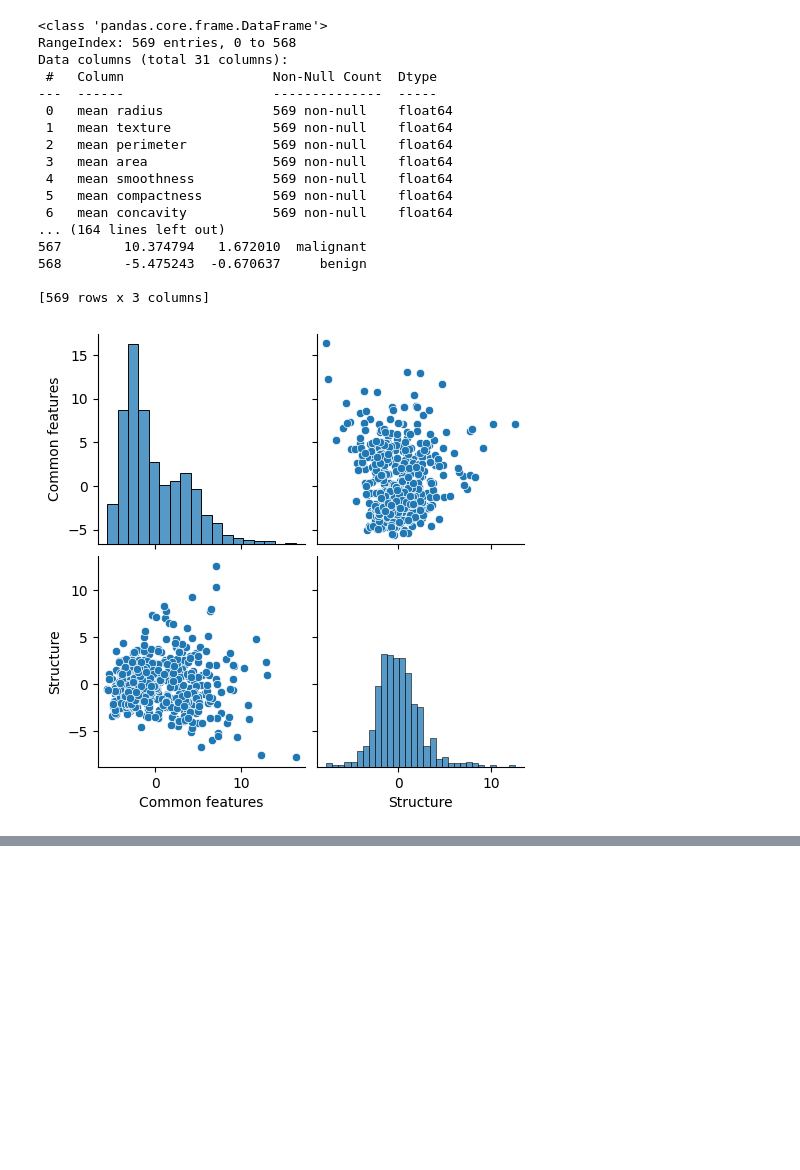
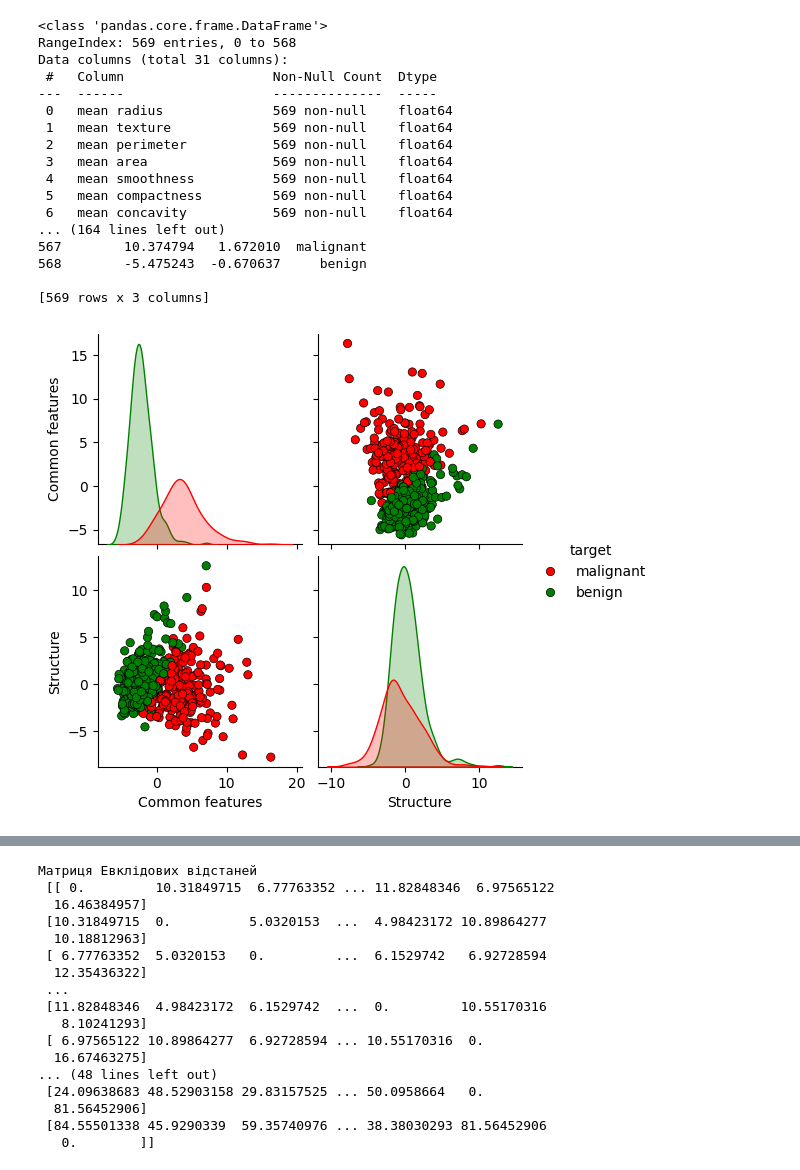
Before and after one commit to granalska/4, a Jupyter notebook: Numerical Programming in Python/hw4.ipynb, the cells around one changed output, grey strips where cells are left out. Saved outputs shown, nothing was run; the diff lists cells and outputs as text; code cells hidden in the pictures; blank space fills up the shorter version.

Commit message:
Матриці відстаней Була використана векторизована функція pairwise_distance, для зменшення і пришвидшення коду

```diff
--- a/Numerical Programming in Python/hw4.ipynb
+++ b/Numerical Programming in Python/hw4.ipynb
@@ -65,7 +65,7 @@ df_pca_data['target']= breast_cancer_target_transformed
 print(df_pca_data)
 
 #точкові діаграми
-sns.pairplot(df_pca_data)
+sns.pairplot(df_pca_data, hue='target', hue_order=['malignant', 'benign'], palette=['red', 'green'], plot_kws={'edgecolor': 'black'})
 plt.figure(figsize=(8, 6))
 plt.scatter(df_pca_data['Common features'], df_pca_data['Structure'], c=breast_cancer_target, cmap='coolwarm', edgecolors='k')
 plt.colorbar(ticks=[0,1], label='Тип пухлини')
@@ -75,38 +75,27 @@ plt.ylabel('Структура')
 plt.show()
 
 # Матриця відстаней
+### Обчислюємо Евклідову відстань
+euclidean_distance_matrix= pairwise_distances(data_scaled, metric='euclidean')
 
-## Обчислимо матрицю подібностей
-# data_len = len(data_scaled)
+### Обчислюємо Манхетенську відстань
+manhattan_distance_matrix= pairwise_distances(data_scaled, metric= 'manhattan')
 
-# ## Визначаємо списки за замовченням
-# euclidean_distance_matrix = np.zeros((data_len, data_len))
-# manhattan_distance_matrix = np.zeros((data_len, data_len))
-# cosine_distance_matrix = np.zeros((data_len, data_len))
+### Обчислюємо косинусну відстань
+cosine_distance_matrix = pairwise_distances(data_scaled, metric= 'cosine')
 
-# for i in range(data_len):
-#     for j in range(i, data_len):
-#         ### Обчислюємо Евклідову відстань
-#         euclidean_distance = euclidean(data_scaled[i], data_scaled[j])
-#         euclidean_distance_matrix[i, j] = euclidean_distance
-#         euclidean_distance_matrix[j, i] = euclidean_distance
+### Обчислюємо L1 відстань
+l1_distance_matrix = pairwise_distances(data_scaled, metric= 'l1')
 
-#         ### Обчислюємо Манхетенську відстань
-#         manhattan_distance = cityblock(data_scaled[i], data_scaled[j])
-#         manhattan_distance_matrix[i, j] = manhattan_distance
-#         manhattan_distance_matrix[j, i] = manhattan_distance
+### Обчислюємо Cityblock відстань
+cityblock_distance_matrix = pairwise_distances(data_scaled, metric= 'cityblock')
 
-
-#         ### Обчислюємо косинусну відстань
-#         cosine_distance = cosine(data_scaled[i], data_scaled[j])
-#         cosine_distance_matrix[i, j] = cosine_distance
-#         cosine_distance_matrix[j, i] = cosine_distance
-
-# ## Виводимо результат матрицей відстані
-# print_data(euclidean_distance_matrix, 'Матриця Евклідових відстаней')
-# print_data(manhattan_distance_matrix, 'Матриця Манхетенських відстаней')
-# print_data(cosine_distance_matrix, 'Матриця Косинусних відстаней')
-
+## Виводимо результат матриць відстані
+print('Матриця Евклідових відстаней\n', euclidean_distance_matrix)
+print('Матриця Манхетенських відстаней\n', manhattan_distance_matrix)
+print('Матриця Косинусних відстаней\n', cosine_distance_matrix)
+print('Матриця L1 відстаней\n', l1_distance_matrix)
+print('Матриця Cityblock відстаней\n', cityblock_distance_matrix)
 
 # #візуалізація матриць
 # matrix_distances = [euclidean_distance_matrix, manhattan_distance_matrix, cosine_distance_matrix]
@@ -124,32 +113,49 @@ plt.show()
 #     ari = adjusted_rand_score(breast_cancer_target, pred_labels)
 #     ari_scores[metric] = ari
 #     print(f"{metric:<10} ARI = {ari:.3f}")
 
 # plt.figure(figsize=(8, 5))
 # sns.barplot(x=list(ari_scores.keys()), y=list(ari_scores.values()), palette='viridis')
 # plt.title("Скорегований індекс для різних метрик")
 # plt.xlabel("Метрика відстані")
 # plt.ylabel("Індекс")
 # plt.ylim(0, 1.05)
 # plt.tight_layout()
 # plt.show()
 # %% [output]
 <class 'pandas.core.frame.DataFrame'>
 RangeIndex: 569 entries, 0 to 568
 Data columns (total 31 columns):
  #   Column                   Non-Null Count  Dtype
 ---  ------                   --------------  -----
  0   mean radius              569 non-null    float64
  1   mean texture             569 non-null    float64
  2   mean perimeter           569 non-null    float64
  3   mean area                569 non-null    float64
  4   mean smoothness          569 non-null    float64
  5   mean compactness         569 non-null    float64
  6   mean concavity           569 non-null    float64
 ... (164 lines left out)
 567        10.374794   1.672010  malignant
 568        -5.475243  -0.670637     benign
 
 [569 rows x 3 columns]
-[figure, old version]
+[figure, new version]
 [figure]
+Матриця Евклідових відстаней
+ [[ 0.         10.31849715  6.77763352 ... 11.82848346  6.97565122
+  16.46384957]
+ [10.31849715  0.          5.0320153  ...  4.98423172 10.89864277
+  10.18812963]
+ [ 6.77763352  5.0320153   0.         ...  6.1529742   6.92728594
+  12.35436322]
+ ...
+ [11.82848346  4.98423172  6.1529742  ...  0.         10.55170316
+   8.10241293]
+ [ 6.97565122 10.89864277  6.92728594 ... 10.55170316  0.
+  16.67463275]
+... (48 lines left out)
+ [24.09638683 48.52903158 29.83157525 ... 50.0958664   0.
+  81.56452906]
+ [84.55501338 45.9290339  59.35740976 ... 38.38030293 81.56452906
+   0.        ]]
```
